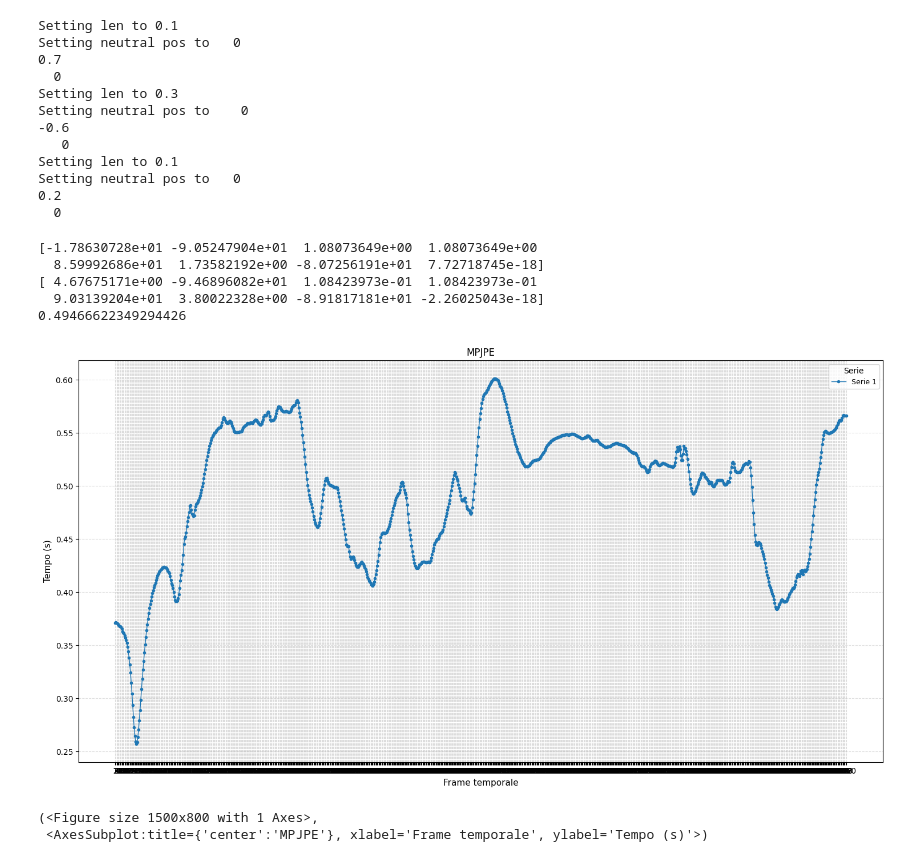
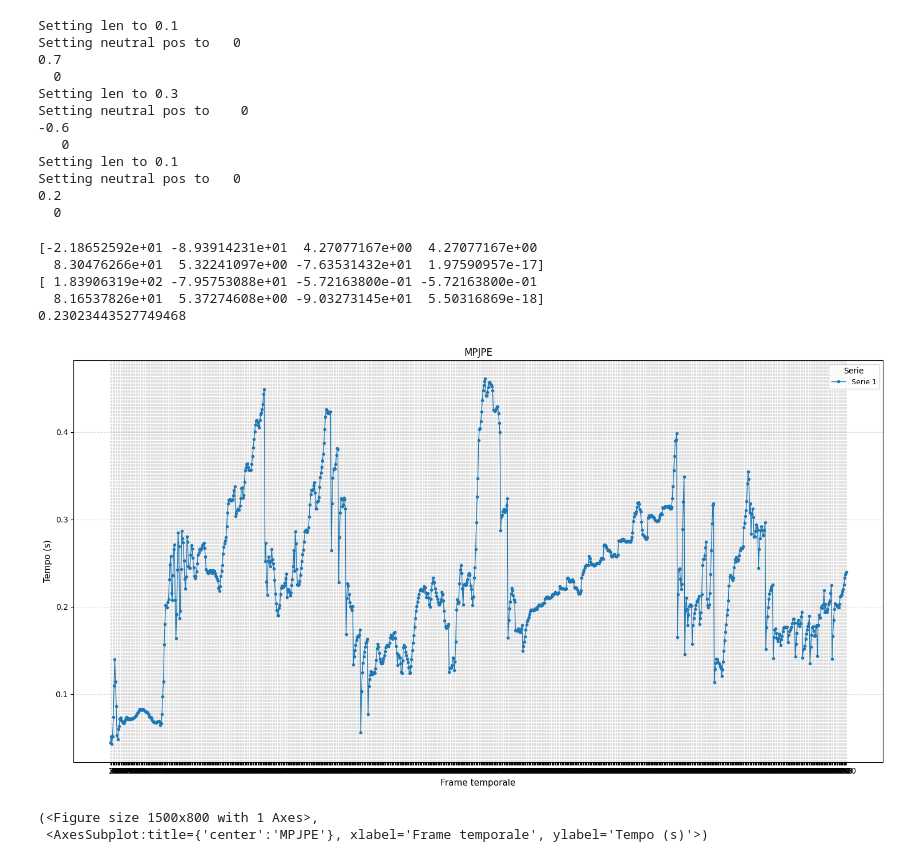
Before and after one commit to PARCO-LAB/COMETH, a Jupyter notebook: test_ablation_model.ipynb, the cells around one changed output. Cells and saved outputs as stored; diff of their text form; code cells hidden in the pictures.

```diff
--- a/test_ablation_model.ipynb
+++ b/test_ablation_model.ipynb
@@ -542,7 +542,7 @@ class ArmModel:
 
         return J_all
 
-    def inverse_kinematics(self, target, initial_guess=None, max_iterations=100, precision=0.0001):
+    def inverse_kinematics(self, target, initial_guess=None, max_iterations=1000, precision=0.0001):
         old_loss = np.inf
         if initial_guess is None:
             q = np.zeros(self.n)
@@ -689,7 +689,7 @@ def compute_modified_dh(T_list, right : bool = True):
         dist = np.linalg.norm(T_rel[:3,3]) # distanza tra i+1 ed i
         offset.append(dist)
 
-    sign = -1
+    sign = 1 #ERA -1
     if right:
         sign = 1
 
@@ -1657,9 +1819,9 @@ R_seg_to_imu_r = [np.eye(3), np.eye(3), R_r[0], np.eye(3), np.eye(3), R_r[1], np
 p_seg_to_imu_r = [np.array([0,0,0]), np.array([0,0,0]), np.array([0.1,0.05,-offset_right[0]+0.1]), np.array([0,0,0]), np.array([0,0,0]), np.array([-offset_right[1]*0.5,0,0]), np.array([0,0,0]), np.array([0,0,-offset_right[2]*0.5])]
 R_seg_to_marker_r = np.eye(3)
 p_seg_to_marker_r = np.zeros(3)
-R_l = compute_imu_ori(arm_left, s, T, right= False, initial_guess=np.array([0, -np.pi/2, 0, 0, np.pi/2, 0, -np.pi/2, 0]))
+R_l = compute_imu_ori(arm_left, s, T, right= False, initial_guess=np.array([np.pi, -np.pi/2, 0, 0, np.pi/2, 0, -np.pi/2, 0]))
 R_seg_to_imu_l = [np.eye(3), np.eye(3), R_l[0], np.eye(3), np.eye(3), R_l[1], np.eye(3), R_l[2]]#[R_trunk_IMU, R_upper_IMU, R_fore_IMU]
-p_seg_to_imu_l = [np.array([0,0,0]), np.array([0,0,0]), np.array([0.1,0.05,offset_left[0]+0.1]), np.array([0,0,0]), np.array([0,0,0]), np.array([offset_left[1]*0.5,0,0]), np.array([0,0,0]), np.array([0,0,offset_left[2]*0.5])] #Riconsidera la prima traslazione sapendo che impatta su dove metti la camera...
+p_seg_to_imu_l = [np.array([0,0,0]), np.array([0,0,0]), np.array([0.1,-0.05,-offset_left[0]+0.1]), np.array([0,0,0]), np.array([0,0,0]), np.array([-offset_left[1]*0.5,0,0]), np.array([0,0,0]), np.array([0,0,-offset_left[2]*0.5])] #Riconsidera la prima traslazione sapendo che impatta su dove metti la camera...
 R_seg_to_marker_l = np.eye(3) #lasciare coincidente per evitare rogne dopo
 p_seg_to_marker_l = np.zeros(3)
 R_imu_to_cam = R_cam_imu #rotazione dalla cam a imu del tronco
@@ -1674,16 +1836,16 @@ arm_left = ArmModel(dh_left, R_seg_to_imu_l, p_seg_to_imu_l,
 
 
 # creation of Q
-Q_q = np.eye(8)*1e-4
-Q_qd = np.eye(8)*1e-4
-Q_qdd = np.eye(8)*1e-4
+Q_q = np.eye(8)*1e-5
+Q_qd = np.eye(8)*1e-5
+Q_qdd = np.eye(8)*1e-5
 Q_arm = np.block([[Q_q, np.zeros((8,8)), np.zeros((8,8))], [np.zeros((8,8)), Q_qd, np.zeros((8,8))], [np.zeros((8,8)), np.zeros((8,8)), Q_qdd]] )
 Q_whole = np.block([[Q_arm, np.zeros((24, 24))], [np.zeros((24, 24)),Q_arm]])
-
+Q_new = make_Q(8,dt=dt,q=1e-3)
 #Creating initial state
 
 _, q_right = compute_world_transf(arm_right, s, right = True, theta_old=np.array([0, -np.pi/2, 0, 0, np.pi/2, 0, -np.pi/2, 0]))
-_, q_left = compute_world_transf(arm_left, s, right = False, theta_old= np.array([0, -np.pi/2, 0, 0, np.pi/2, 0, -np.pi/2, 0]))
+_, q_left = compute_world_transf(arm_left, s, right = False, theta_old= np.array([np.pi, -np.pi/2, 0, 0, np.pi/2, 0, -np.pi/2, 0]))
 
 print(np.rad2deg(q_right))
 print(np.rad2deg(q_left))
@@ -1694,10 +1856,10 @@ initial_state[24:32]=q_left
 #Da settare con dati veri
 ekf = DualArmEKF([arm_right, arm_left],
                     Q=Q_whole,
-                    R_dict={'imu': np.eye(6)*1e0,
-                            'marker_pos': np.eye(3)*1e-4,
-                            'marker_rot': np.eye(3)*1e-4,
-                            'qr_rot': np.eye(3)*1e-4},
+                    R_dict={'imu': np.eye(6)*1e-3,
+                            'marker_pos': np.eye(3)*1e-6,
+                            'marker_rot': np.eye(3)*1e-3,
+                            'qr_rot': np.eye(3)*1e-3},
                     initial_state=initial_state)
 
 acc, gyro = imu_cont.get_imu_array(['right_wrist','left_wrist','right_elbow', 'left_elbow', 'sternum'])
@@ -1716,7 +1878,7 @@ q_est = (ekf.state.reshape(8,6)[:,[0,3]]).T
 # print(pos_est)
 # print(pos_error)
 
-for i in range(0,1000):# imu['n_frames']):
+for i in range(0,1000):#imu['n_frames']):
 
     s._nimble.setPositions(pos_gt[i])
 
@@ -1733,19 +1895,21 @@ for i in range(0,1000):# imu['n_frames']):
 
     ekf.predict(dt)
 
-    if i%100000 == 0:
+    if i%10 == 0:
+        R_imu_w = rotation.batch_quat_to_rotmat(imu_cont.get_world_orient(['sternum'])[:,i]).reshape(3,3)
+        #R_imu_w = getImuWorldOrient(s)[5,:3,:3] #nimble imu->world orient ( camera coincide con l'imu di torace)
 
-        R_imu_w = getImuWorldOrient(s)[5,:3,:3] #nimble imu->world orient ( camera coincide con l'imu di torace)
         R_cam_w = R_imu_w@R_imu_to_cam  # cam --> world
 
         camera_pos = getImuWorldPosition(s)[5] + R_imu_w@p_imu_to_cam #nimble camera position (camera coincide con l'imu di torace)
 
-        R_l_w = getImuWorldOrient(s)[1,:3,:3]@R_seg_to_marker_l #(marker -> world)
-        R_r_w = getImuWorldOrient(s)[0,:3,:3]@R_seg_to_marker_r
-
+        #R_l_w = getImuWorldOrient(s)[1,:3,:3]@R_seg_to_marker_l #(marker -> world)
+        #R_r_w = getImuWorldOrient(s)[0,:3,:3]@R_seg_to_marker_r
+        R_l_w = rotation.batch_quat_to_rotmat(imu_cont.get_world_orient(['left_wrist'])[:,i]).reshape(3,3)@R_seg_to_marker_l #(marker -> world)
+        R_r_w = rotation.batch_quat_to_rotmat(imu_cont.get_world_orient(['right_wrist'])[:,i]).reshape(3,3)@R_seg_to_marker_r
 
         pos_target = (s._nimble.getJointWorldPositions(s.joints)).reshape(-1,3)[[1,7],:] - s._nimble.getBodyNode("thorax").getWorldTransform().matrix()[:3,3] #first is left, second is  right #posizioni dei polsi nel world
-        z_pos_cam_l, z_pos_cam_r = camera_simulation(pos_target, camera_pos=camera_pos, R_cam=R_cam_w) #pos relativa tra polso e camera nel sist riferimento camera
+        #z_pos_cam_l, z_pos_cam_r = camera_simulation(pos_target, camera_pos=camera_pos, R_cam=R_cam_w) #pos relativa tra polso e camera nel sist riferimento camera
         pos_l_w, pos_r_w = new_camera_simulation(pos_target, camera_pos=camera_pos, R_cam=R_cam_w) #posizione del polso nel world (se visto, se no NaN)
         #pos_l_w = pos_target[0,:].reshape(3)
         #pos_r_w = pos_target[1,:].reshape(3)
@@ -1780,41 +1944,41 @@ for i in range(0,1000):# imu['n_frames']):
 
         try:
             ekf.update_qr(arm_id=1, z_rot=qr_rot) #do rotazione da world --> cam
         except Exception as e:
                 print(e)
 
     try:
         ekf.update_imu(z_all, use_joseph=True)
     except Exception as e:
                 print(e)
 
-    q_est = (ekf.state.copy().reshape(8,6)[:,[0,3]]).T
+    q_est = (ekf.state.copy().reshape(6,8)[[0,3],:])
     acceler.append(ekf.state.copy().reshape(8,6)[3,2].reshape(-1))
 
     pos_est = forward_kinematics(dh_right,q_est[0])
     pos_est= pos_est + forward_kinematics(dh_left,q_est[1])
     pos_est = np.array(pos_est).reshape(-1,3)[[2,5,7,10,13,15],:]#[2,5,7,10,13,15]
     est.append(pos_est)
     # creating gt
     #pos_real = (s._nimble.getJointWorldPositions(s.joints)).reshape(-1,3)[[3,6,7,9,4,1],:] - s._nimble.getBodyNode("thorax").getWorldTransform().matrix()[:3,3]
     pos_real = marker.reshape(-1,6,3)[i,:,:] - offset_gt[i,:,:]
     #pos_real = target_gt[i].reshape(-1,3)[1:4]- target_gt.reshape(-1,3)[0]
     #[3,6,7,9,4,1]
     pos_error = np.linalg.norm(pos_est-pos_real, axis = -1)
     errors.append(np.mean(pos_error, axis=0).reshape(-1))
 print(np.mean(np.array(errors)))
 
-
+#plot_3d_points_interactive(np.array(est))
 df = pd.DataFrame(np.array(est).reshape(-1,18))
-df.to_csv(os.path.join(f"./metrics_comp_10/s1_acting1/",'prova'))
+#df.to_csv(os.path.join(f"./metrics_comp_10/s1_acting1/",'prova'))
 plot_error(errors)
 #plot_error(acceler)
 # %% [output]
-[-1.78630728e+01 -9.05247904e+01  1.08073649e+00  1.08073649e+00
-  8.59992686e+01  1.73582192e+00 -8.07256191e+01  7.72718745e-18]
-[ 4.67675171e+00 -9.46896082e+01  1.08423973e-01  1.08423973e-01
-  9.03139204e+01  3.80022328e+00 -8.91817181e+01 -2.26025043e-18]
-0.49466622349294426
+[-2.18652592e+01 -8.93914231e+01  4.27077167e+00  4.27077167e+00
+  8.30476266e+01  5.32241097e+00 -7.63531432e+01  1.97590957e-17]
+[ 1.83906319e+02 -7.95753088e+01 -5.72163800e-01 -5.72163800e-01
+  8.16537826e+01  5.37274608e+00 -9.03273145e+01  5.50316869e-18]
+0.23023443527749468
-[figure, old version]
+[figure, new version]
 (<Figure size 1500x800 with 1 Axes>,
  <AxesSubplot:title={'center':'MPJPE'}, xlabel='Frame temporale', ylabel='Tempo (s)'>)
```
Also changed, not shown: parts of 4 cells of this notebook.
